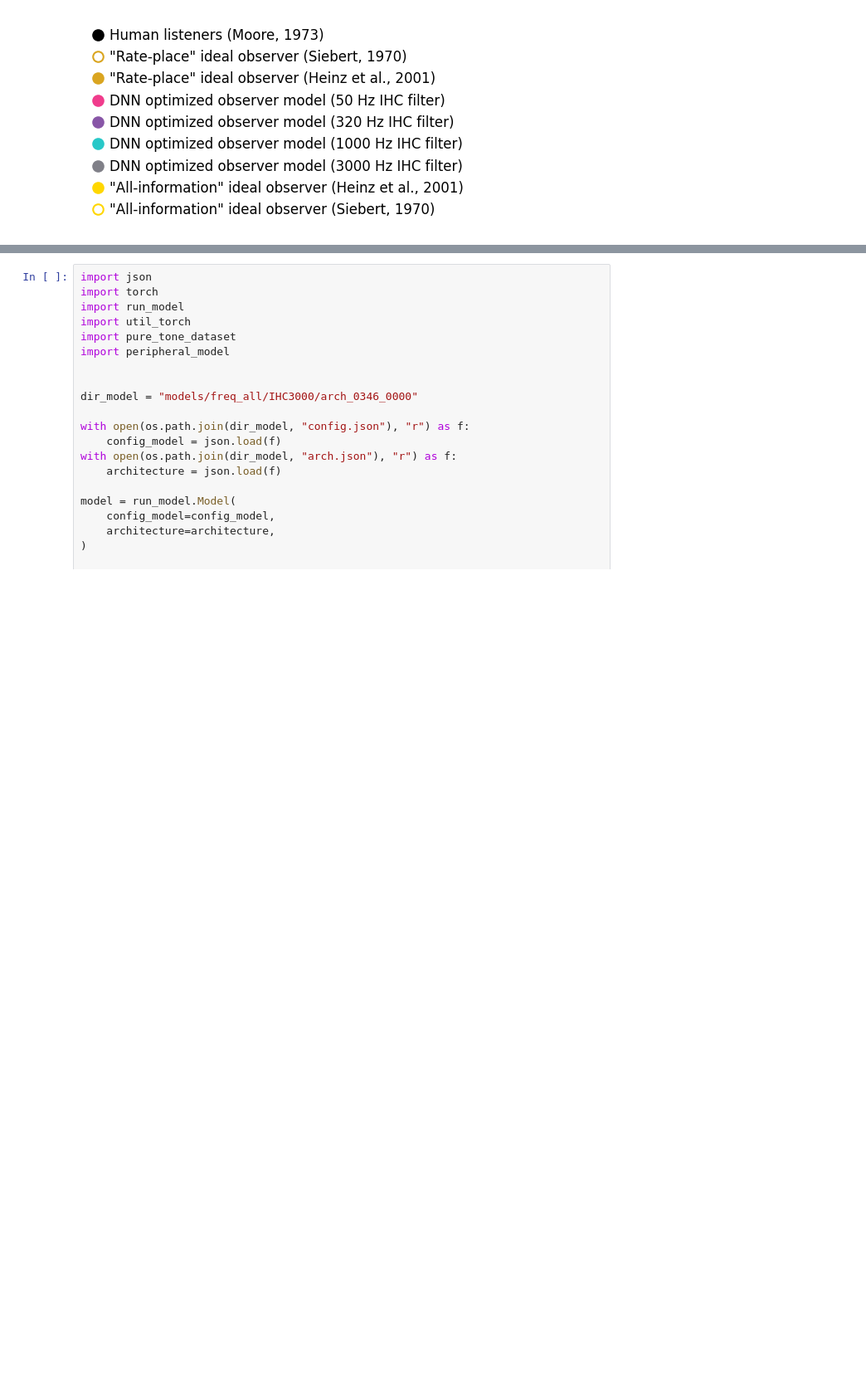
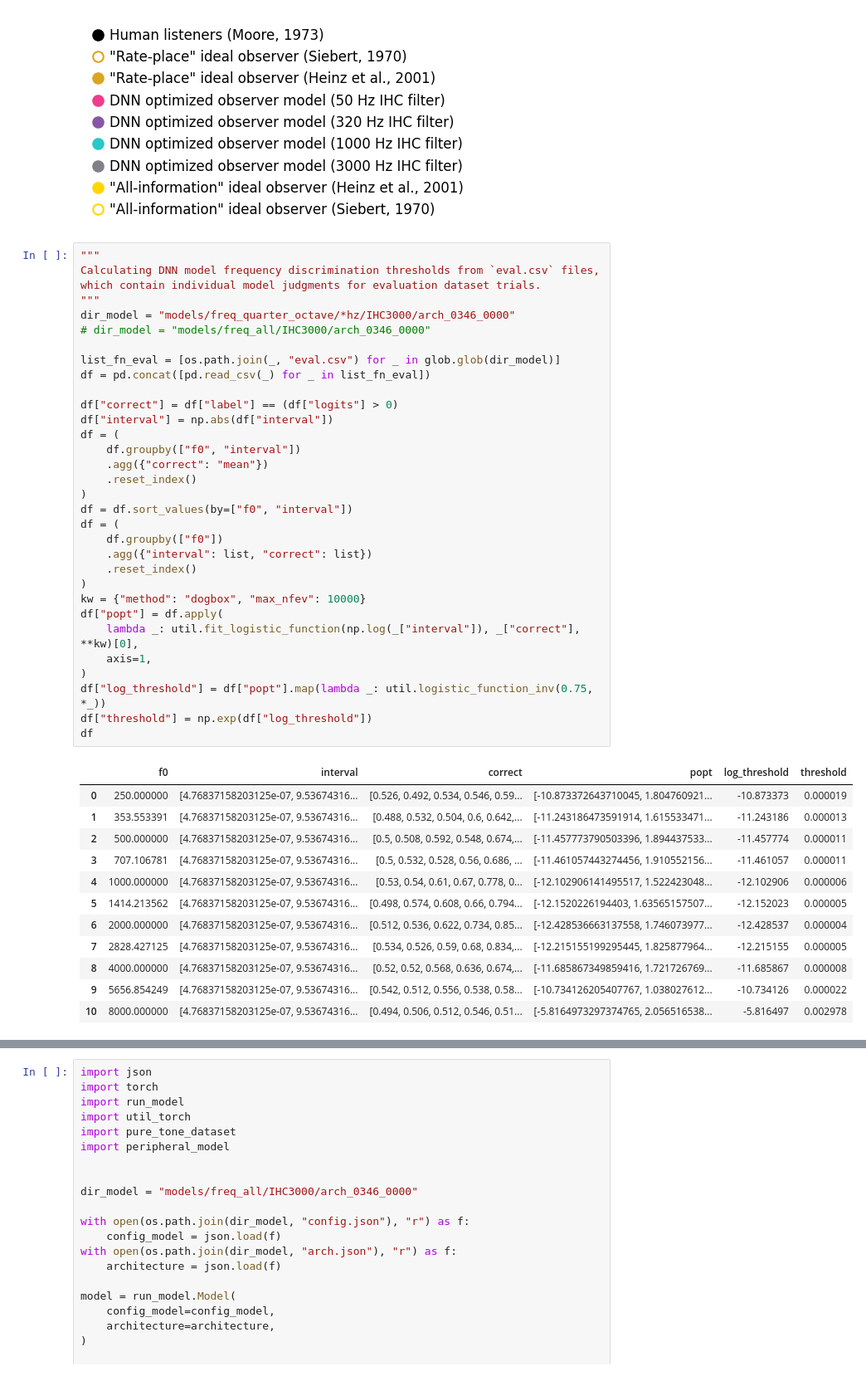
Before and after one commit to msaddler/freqdiscriminet, a Jupyter notebook: results.ipynb, the cells around one changed output, grey strips where cells are left out. Shown at 83% size. Drawn from its saved outputs; the diff is of its cells as text; blank space fills up the shorter version.

```diff
--- a/results.ipynb
+++ b/results.ipynb
@@ -158,3 +158,48 @@ plt.show()
 # %% [output]
 [figure]
 [figure]
+# %%
+"""
+Calculating DNN model frequency discrimination thresholds from `eval.csv` files,
+which contain individual model judgments for evaluation dataset trials.
+"""
+dir_model = "models/freq_quarter_octave/*hz/IHC3000/arch_0346_0000"
+# dir_model = "models/freq_all/IHC3000/arch_0346_0000"
+
+list_fn_eval = [os.path.join(_, "eval.csv") for _ in glob.glob(dir_model)]
+df = pd.concat([pd.read_csv(_) for _ in list_fn_eval])
+
+df["correct"] = df["label"] == (df["logits"] > 0)
+df["interval"] = np.abs(df["interval"])
+df = (
+    df.groupby(["f0", "interval"])
+    .agg({"correct": "mean"})
+    .reset_index()
+)
+df = df.sort_values(by=["f0", "interval"])
+df = (
+    df.groupby(["f0"])
+    .agg({"interval": list, "correct": list})
+    .reset_index()
+)
+kw = {"method": "dogbox", "max_nfev": 10000}
+df["popt"] = df.apply(
+    lambda _: util.fit_logistic_function(np.log(_["interval"]), _["correct"], **kw)[0],
+    axis=1,
+)
+df["log_threshold"] = df["popt"].map(lambda _: util.logistic_function_inv(0.75, *_))
+df["threshold"] = np.exp(df["log_threshold"])
+df
+# %% [output]
+|  | f0 | interval | correct | popt | log_threshold | threshold |
+| 0 | 250.000000 | [4.76837158203125e-07, 9.53674316... | [0.526, 0.492, 0.534, 0.546, 0.59... | [-10.873372643710045, 1.804760921... | -10.873373 | 0.000019 |
+| 1 | 353.553391 | [4.76837158203125e-07, 9.53674316... | [0.488, 0.532, 0.504, 0.6, 0.642,... | [-11.243186473591914, 1.615533471... | -11.243186 | 0.000013 |
+| 2 | 500.000000 | [4.76837158203125e-07, 9.53674316... | [0.5, 0.508, 0.592, 0.548, 0.674,... | [-11.457773790503396, 1.894437533... | -11.457774 | 0.000011 |
+| 3 | 707.106781 | [4.76837158203125e-07, 9.53674316... | [0.5, 0.532, 0.528, 0.56, 0.686, ... | [-11.461057443274456, 1.910552156... | -11.461057 | 0.000011 |
+| 4 | 1000.000000 | [4.76837158203125e-07, 9.53674316... | [0.53, 0.54, 0.61, 0.67, 0.778, 0... | [-12.102906141495517, 1.522423048... | -12.102906 | 0.000006 |
+| 5 | 1414.213562 | [4.76837158203125e-07, 9.53674316... | [0.498, 0.574, 0.608, 0.66, 0.794... | [-12.1520226194403, 1.63565157507... | -12.152023 | 0.000005 |
+| 6 | 2000.000000 | [4.76837158203125e-07, 9.53674316... | [0.512, 0.536, 0.622, 0.734, 0.85... | [-12.428536663137558, 1.746073977... | -12.428537 | 0.000004 |
+| 7 | 2828.427125 | [4.76837158203125e-07, 9.53674316... | [0.534, 0.526, 0.59, 0.68, 0.834,... | [-12.215155199295445, 1.825877964... | -12.215155 | 0.000005 |
+| 8 | 4000.000000 | [4.76837158203125e-07, 9.53674316... | [0.52, 0.52, 0.568, 0.636, 0.674,... | [-11.685867349859416, 1.721726769... | -11.685867 | 0.000008 |
+| 9 | 5656.854249 | [4.76837158203125e-07, 9.53674316... | [0.542, 0.512, 0.556, 0.538, 0.58... | [-10.734126205407767, 1.038027612... | -10.734126 | 0.000022 |
+| 10 | 8000.000000 | [4.76837158203125e-07, 9.53674316... | [0.494, 0.506, 0.512, 0.546, 0.51... | [-5.8164973297374765, 2.056516538... | -5.816497 | 0.002978 |
```
Also changed, not shown: parts of 1 cell of this notebook, 1 other file.
